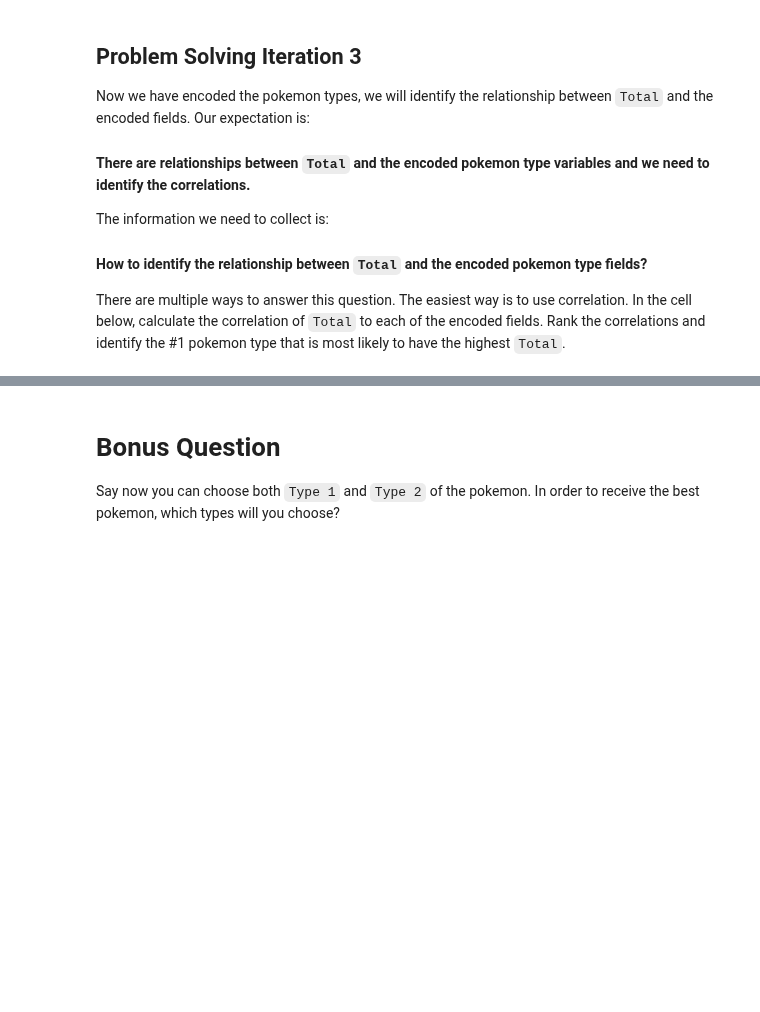
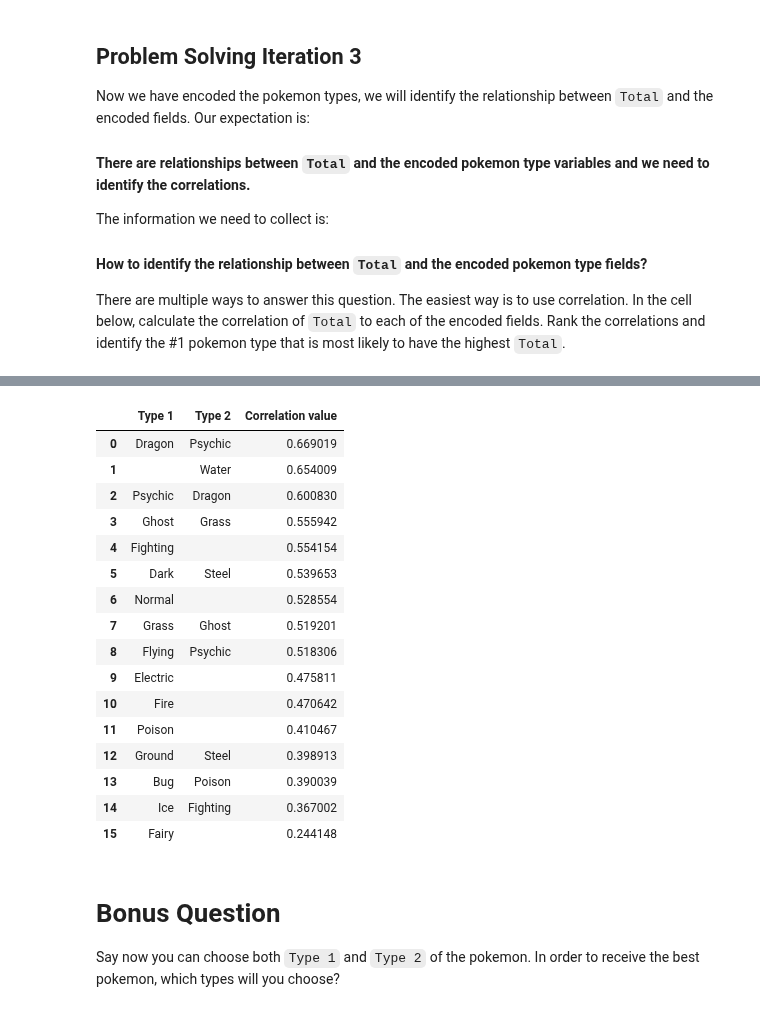
Before and after one commit to ta-data-bcn/lab-df-calculation-and-transformation, a Jupyter notebook: your-code/challenge-2.ipynb, the cells around one changed output, grey strips where cells are left out. Saved outputs shown, nothing was run; the diff lists cells and outputs as text; code cells hidden in the pictures; blank space fills up the shorter version.

```diff
--- a/your-code/challenge-2.ipynb
+++ b/your-code/challenge-2.ipynb
@@ -129,3 +211,31 @@ There are multiple ways to answer this question. The easiest way is to use corre
+# %%
+table = pd.DataFrame(lista)
+
+table.rename(columns = {0:'Type 1',1:'Type 2', 2:'Correlation value'}, inplace = True)
+table #order for each columns
+
+
+table.sort_values('Correlation value', ascending = False,inplace = True)   #order for correlation value
+table.reset_index(drop=True, inplace=True)   #reset the index.
+table
+# %% [output]
+|  | Type 1 | Type 2 | Correlation value |
+| 0 | Dragon | Psychic | 0.669019 |
+| 1 |  | Water | 0.654009 |
+| 2 | Psychic | Dragon | 0.600830 |
+| 3 | Ghost | Grass | 0.555942 |
+| 4 | Fighting |  | 0.554154 |
+| 5 | Dark | Steel | 0.539653 |
+| 6 | Normal |  | 0.528554 |
+| 7 | Grass | Ghost | 0.519201 |
+| 8 | Flying | Psychic | 0.518306 |
+| 9 | Electric |  | 0.475811 |
+| 10 | Fire |  | 0.470642 |
+| 11 | Poison |  | 0.410467 |
+| 12 | Ground | Steel | 0.398913 |
+| 13 | Bug | Poison | 0.390039 |
+| 14 | Ice | Fighting | 0.367002 |
+| 15 | Fairy |  | 0.244148 |
 # %% [markdown]
 # Bonus Question
 
```
Also changed, not shown: parts of 24 cells of this notebook.
